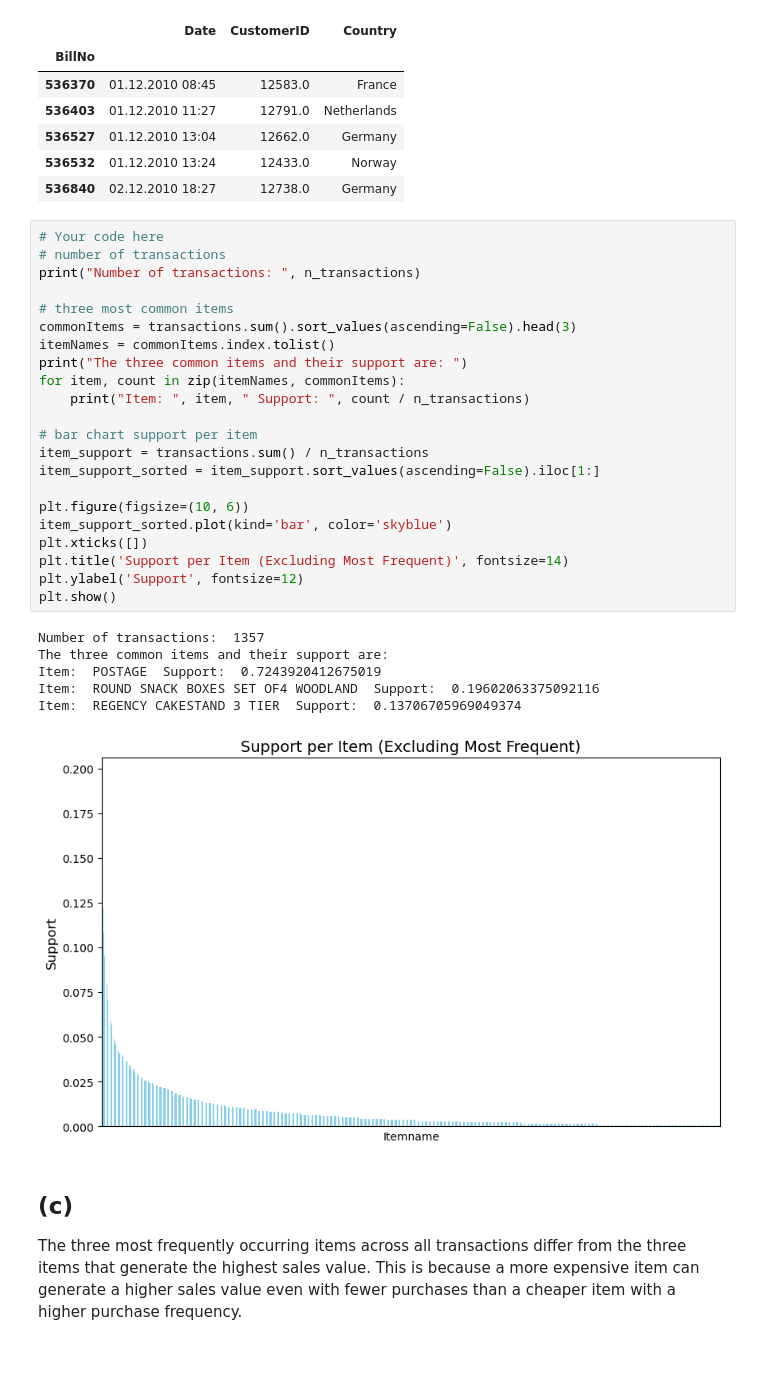
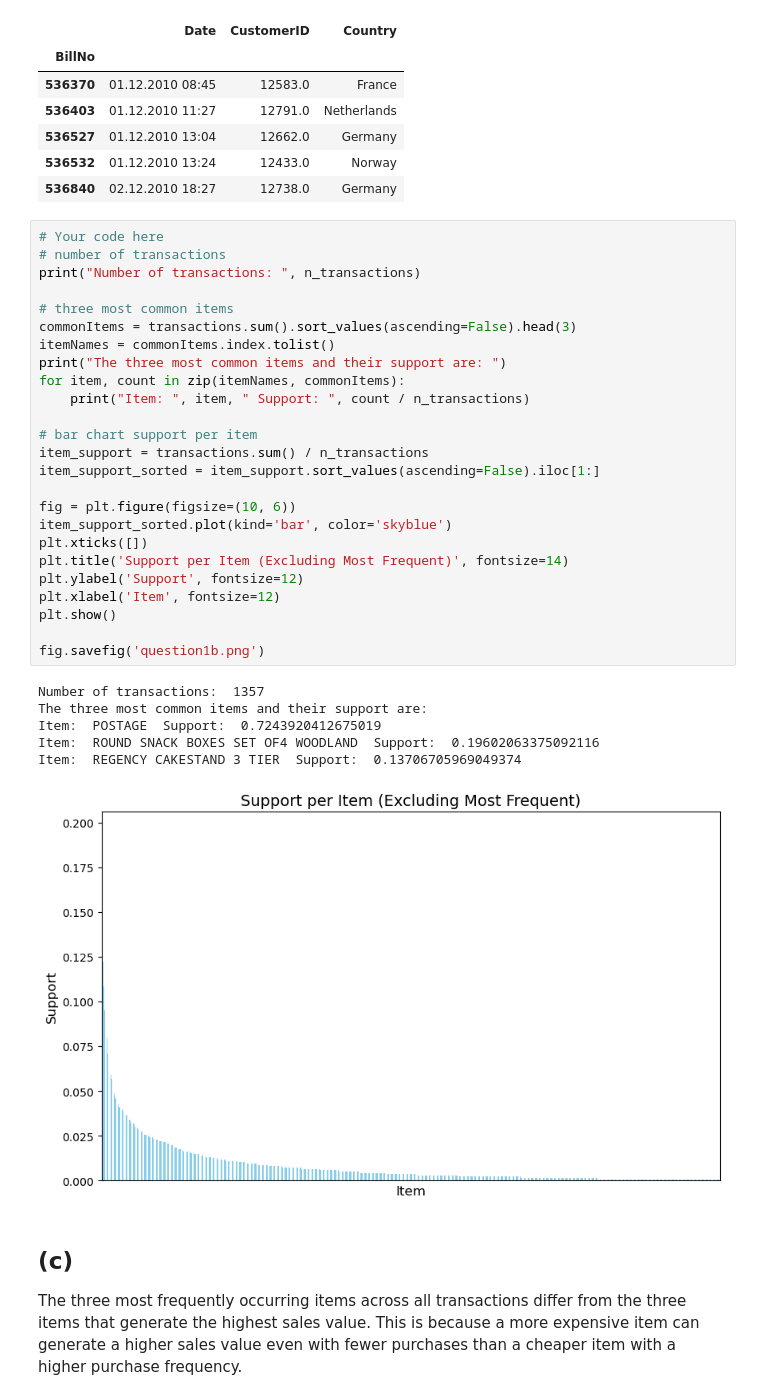
Before and after one commit to dxvidnrt/DataScience, a Jupyter notebook: assign2/01_frequent_itemsets_and_association_rules.ipynb, the cells around one changed output. Cells and saved outputs as stored; diff of their text form; blank space fills up the shorter version.

Commit message:
finished version question 1

```diff
--- a/assign2/01_frequent_itemsets_and_association_rules.ipynb
+++ b/assign2/01_frequent_itemsets_and_association_rules.ipynb
@@ -94,35 +95,38 @@ n_transactions = transactions.shape[0]
 | 536527 | 01.12.2010 13:04 | 12662.0 | Germany |
 | 536532 | 01.12.2010 13:24 | 12433.0 | Norway |
 | 536840 | 02.12.2010 18:27 | 12738.0 | Germany |
-# %%
-# Your code here
-# number of transactions
-print("Number of transactions: ", n_transactions)
-
-# three most common items
-commonItems = transactions.sum().sort_values(ascending=False).head(3)
-itemNames = commonItems.index.tolist()
-print("The three common items and their support are: ")
-for item, count in zip(itemNames, commonItems):
-    print("Item: ", item, " Support: ", count / n_transactions)
-
-# bar chart support per item
-item_support = transactions.sum() / n_transactions
-item_support_sorted = item_support.sort_values(ascending=False).iloc[1:]
-
-plt.figure(figsize=(10, 6))
-item_support_sorted.plot(kind='bar', color='skyblue')
-plt.xticks([])
-plt.title('Support per Item (Excluding Most Frequent)', fontsize=14)
-plt.ylabel('Support', fontsize=12)
-plt.show()
-# %% [output]
-Number of transactions:  1357
-The three common items and their support are:
-Item:  POSTAGE  Support:  0.7243920412675019
-Item:  ROUND SNACK BOXES SET OF4 WOODLAND  Support:  0.19602063375092116
-Item:  REGENCY CAKESTAND 3 TIER  Support:  0.13706705969049374
-[figure, removed]
+# %%
+# Your code here
+# number of transactions
+print("Number of transactions: ", n_transactions)
+
+# three most common items
+commonItems = transactions.sum().sort_values(ascending=False).head(3)
+itemNames = commonItems.index.tolist()
+print("The three most common items and their support are: ")
+for item, count in zip(itemNames, commonItems):
+    print("Item: ", item, " Support: ", count / n_transactions)
+
+# bar chart support per item
+item_support = transactions.sum() / n_transactions
+item_support_sorted = item_support.sort_values(ascending=False).iloc[1:]
+
+fig = plt.figure(figsize=(10, 6))
+item_support_sorted.plot(kind='bar', color='skyblue')
+plt.xticks([])
+plt.title('Support per Item (Excluding Most Frequent)', fontsize=14)
+plt.ylabel('Support', fontsize=12)
+plt.xlabel('Item', fontsize=12)
+plt.show()
+
+fig.savefig('question1b.png')
+# %% [output]
+Number of transactions:  1357
+The three most common items and their support are:
+Item:  POSTAGE  Support:  0.7243920412675019
+Item:  ROUND SNACK BOXES SET OF4 WOODLAND  Support:  0.19602063375092116
+Item:  REGENCY CAKESTAND 3 TIER  Support:  0.13706705969049374
+[figure, added]
 # %% [markdown]
 ## (c)
 The three most frequently occurring items across all transactions differ from the three items that generate the highest sales value. This is because a more expensive item can generate a higher sales value even with fewer purchases than a cheaper item with a higher purchase frequency.
```
Also changed, not shown: parts of 8 cells of this notebook, 4 other files.
